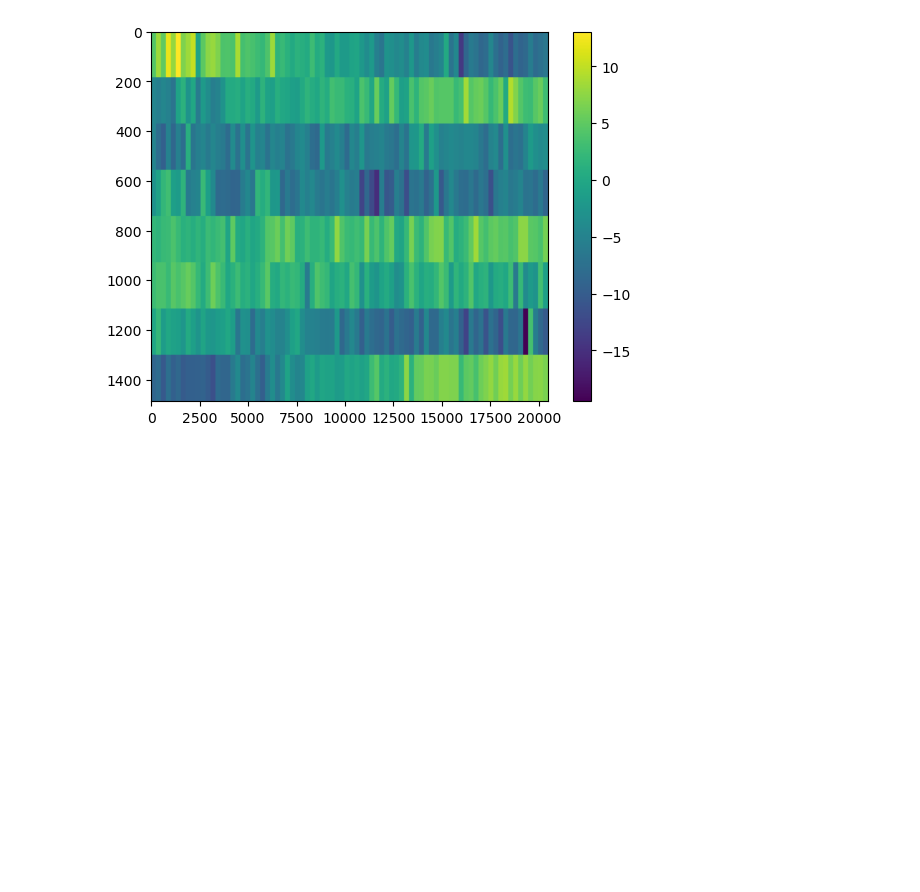
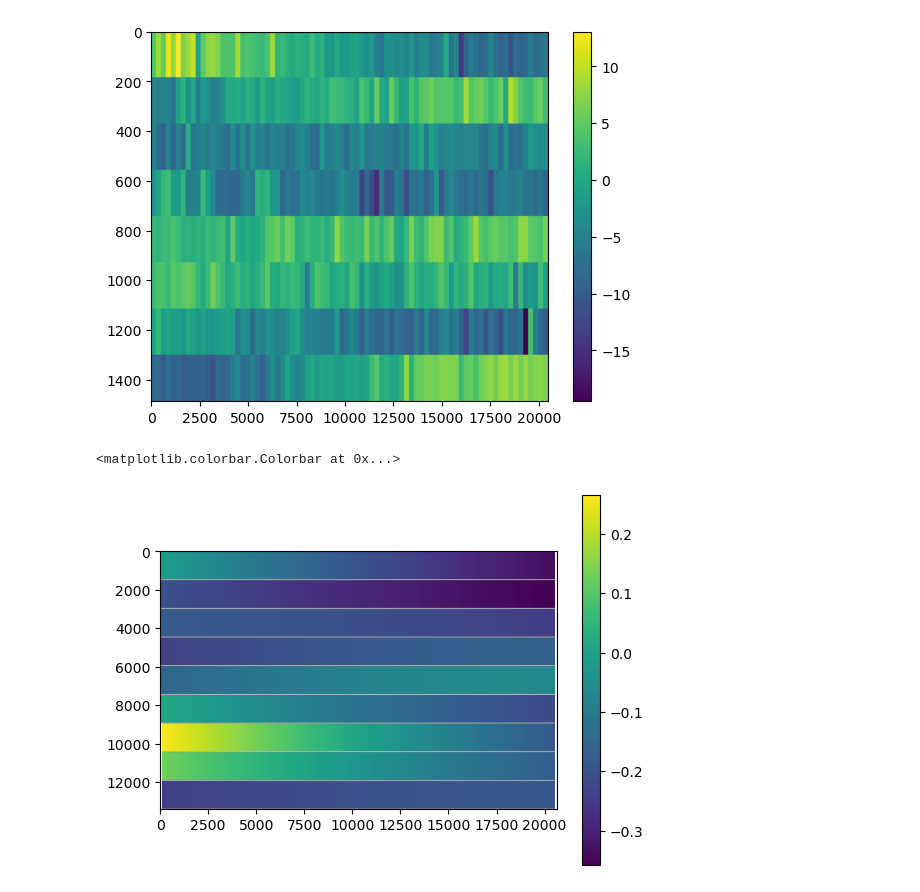
Before and after one commit to oscipal/ocean_current_retrieval, a Jupyter notebook: notebooks/s1_desert.ipynb, the cells around one changed output. Saved outputs shown, nothing was run; the diff lists cells and outputs as text; code cells hidden in the pictures; blank space fills up the shorter version.

```diff
--- a/notebooks/s1_desert.ipynb
+++ b/notebooks/s1_desert.ipynb
@@ -247,0 +76,11 @@ plt.colorbar()
+# %%
+safe_dir = 'data/S1_data/desert/S1A_IW_SLC__1SDV_20260203T172441_20260203T172508_063058_07E9D7_CE72.SAFE'
+# %%
+rvl = s1_ocn.compute_rvl(safe_dir, 'iw1', 'vv')
+nrcs = s1_ocn.compute_nrcs(safe_dir, 'iw1', 'vv')
+# %%
+plt.imshow(rvl.values)
+plt.colorbar()
+# %% [output]
+<matplotlib.colorbar.Colorbar at 0x...>
+[figure, added]
```
Also changed, not shown: parts of 8 cells of this notebook.
